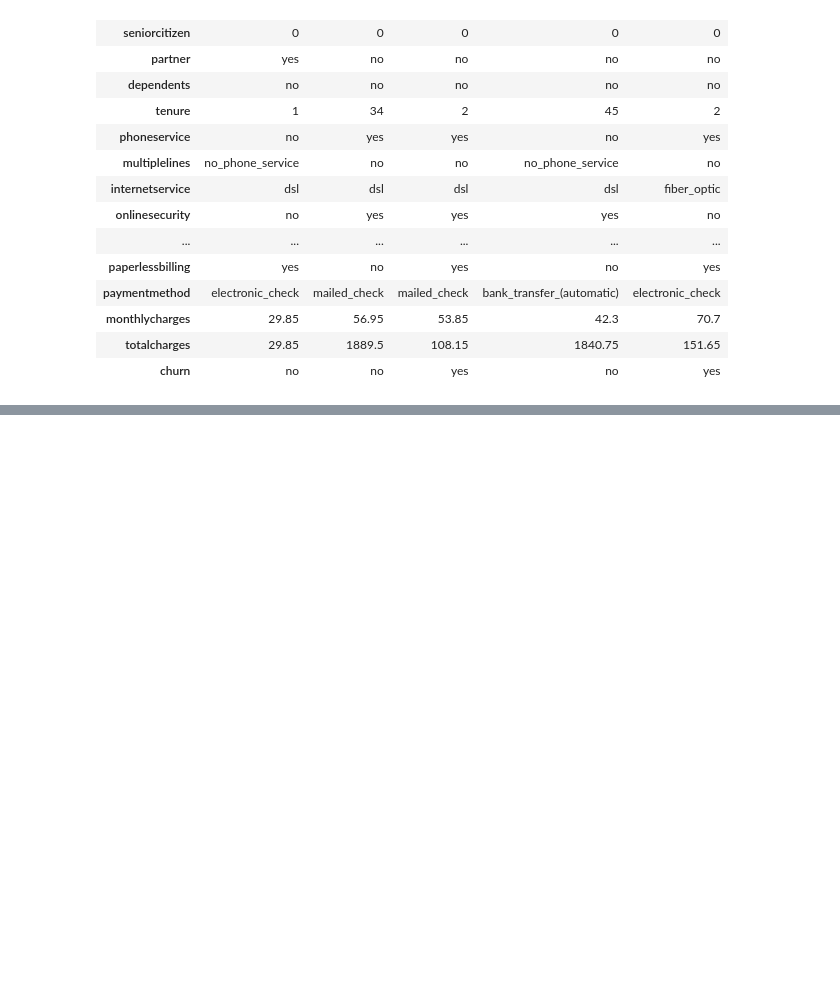
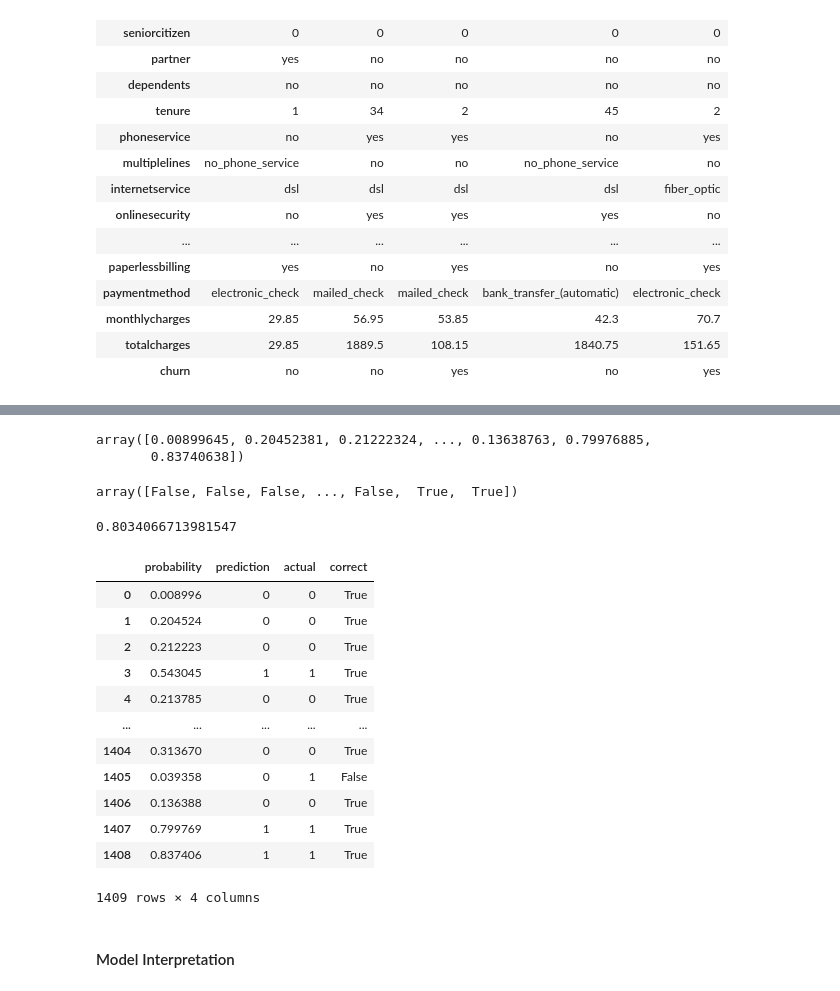
Before and after one commit to Debere1/ML_Course, a Jupyter notebook: 3. logistic regression/logistic_regression.ipynb, the cells around one changed output, grey strips where cells are left out. Cells and saved outputs as stored; diff of their text form; code cells hidden in the pictures; blank space fills up the shorter version.

Commit message:
logistic regression notebook completed

```diff
--- a/3. logistic regression/logistic_regression.ipynb
+++ b/3. logistic regression/logistic_regression.ipynb
@@ -49,0 +444,2 @@ df.head().T
+# %%
+X_val = dv.transform(val_dicts)
@@ -49,0 +450,3 @@ df.head().T
+# %%
+model = LogisticRegression()
+model.fit(X_train, y_train)
@@ -49,0 +482,40 @@ df.head().T
+# %%
+y_pred = model.predict_proba(X_val)[: , 1]
+y_pred
+# %% [output]
+array([0.00899645, 0.20452381, 0.21222324, ..., 0.13638763, 0.79976885,
+       0.83740638])
+# %%
+churn_decision = (y_pred >= 0.5)
+# %%
+churn_decision
+# %% [output]
+array([False, False, False, ..., False,  True,  True])
+# %%
+#check to see how many predictions were correct
+(y_val == churn_decision).mean()
+# %% [output]
+0.8034066713981547
+# %%
+df_pred = pd.DataFrame()
+df_pred['probability'] = y_pred
+df_pred['prediction'] = churn_decision.astype(int)
+df_pred['actual'] = y_val
+df_pred['correct'] = df_pred.prediction == df_pred.actual
+df_pred
+# %% [output]
+|  | probability | prediction | actual | correct |
+| 0 | 0.008996 | 0 | 0 | True |
+| 1 | 0.204524 | 0 | 0 | True |
+| 2 | 0.212223 | 0 | 0 | True |
+| 3 | 0.543045 | 1 | 1 | True |
+| 4 | 0.213785 | 0 | 0 | True |
+| ... | ... | ... | ... | ... |
+| 1404 | 0.313670 | 0 | 0 | True |
+| 1405 | 0.039358 | 0 | 1 | False |
+| 1406 | 0.136388 | 0 | 0 | True |
+| 1407 | 0.799769 | 1 | 1 | True |
+| 1408 | 0.837406 | 1 | 1 | True |
+1409 rows × 4 columns
+# %% [markdown]
+#### Model Interpretation
```
Also changed, not shown: parts of 96 cells of this notebook.
